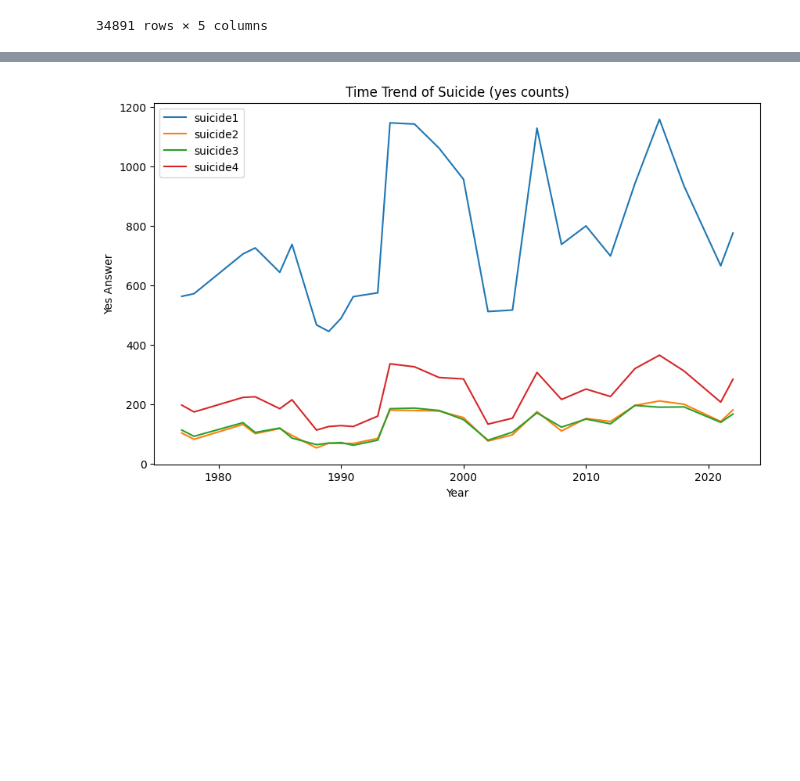
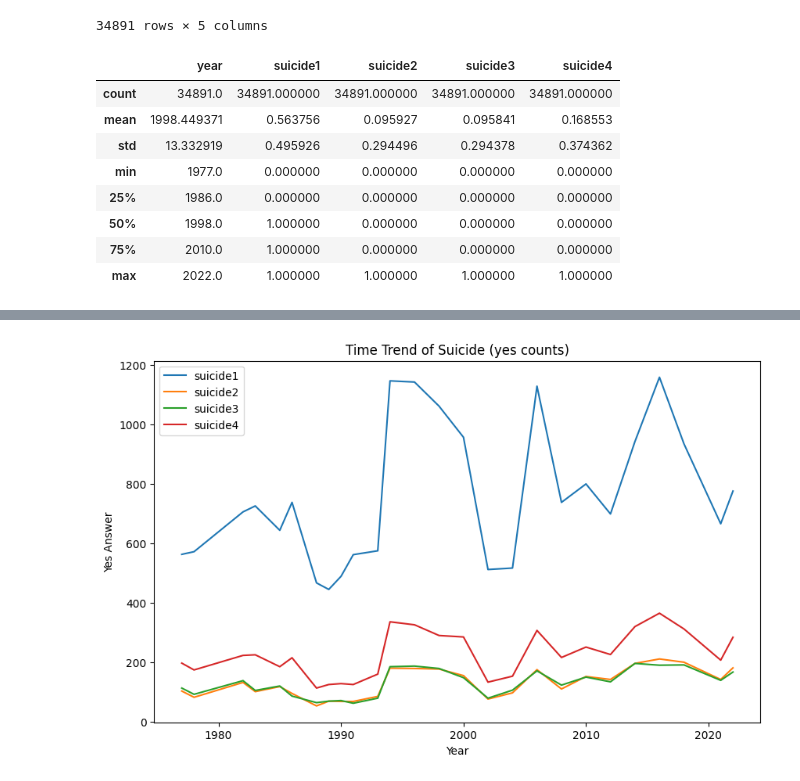
Before and after one commit to LindaMjw/project_gss, a Jupyter notebook: get_gss.ipynb, the cells around one changed output, grey strips where cells are left out. Saved outputs shown, nothing was run; the diff lists cells and outputs as text; code cells hidden in the pictures; blank space fills up the shorter version.

```diff
--- a/get_gss.ipynb
+++ b/get_gss.ipynb
@@ -180,3 +191,15 @@ df.sort_values('year')
 | 70054 | 2022 | 1.0 | 0.0 | 0.0 | 0.0 |
 | 72391 | 2022 | 1.0 | 1.0 | 0.0 | 1.0 |
 34891 rows × 5 columns
+# %%
+df.describe()
+# %% [output]
+|  | year | suicide1 | suicide2 | suicide3 | suicide4 |
+| count | 34891.0 | 34891.000000 | 34891.000000 | 34891.000000 | 34891.000000 |
+| mean | 1998.449371 | 0.563756 | 0.095927 | 0.095841 | 0.168553 |
+| std | 13.332919 | 0.495926 | 0.294496 | 0.294378 | 0.374362 |
+| min | 1977.0 | 0.000000 | 0.000000 | 0.000000 | 0.000000 |
+| 25% | 1986.0 | 0.000000 | 0.000000 | 0.000000 | 0.000000 |
+| 50% | 1998.0 | 1.000000 | 0.000000 | 0.000000 | 0.000000 |
+| 75% | 2010.0 | 1.000000 | 0.000000 | 0.000000 | 0.000000 |
+| max | 2022.0 | 1.000000 | 1.000000 | 1.000000 | 1.000000 |
```
Also changed, not shown: parts of 10 cells of this notebook.
